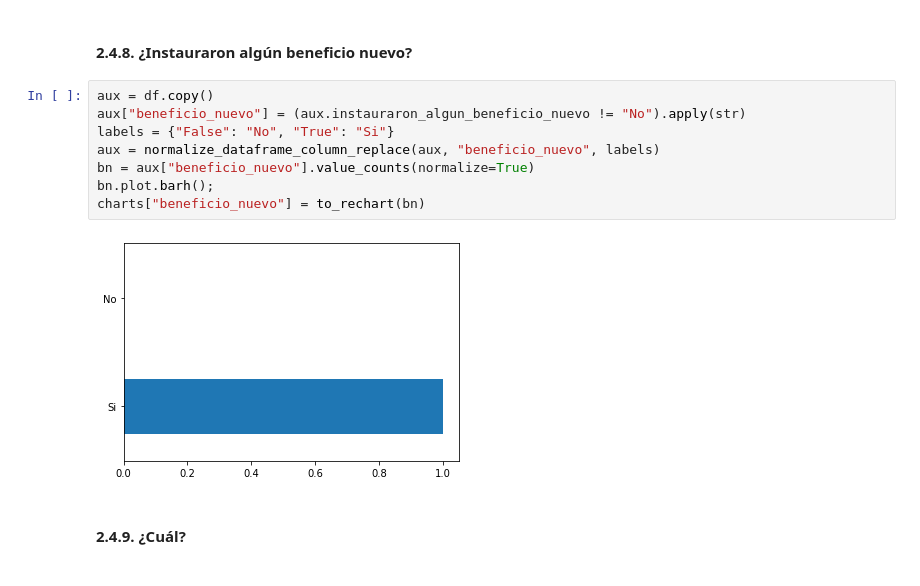
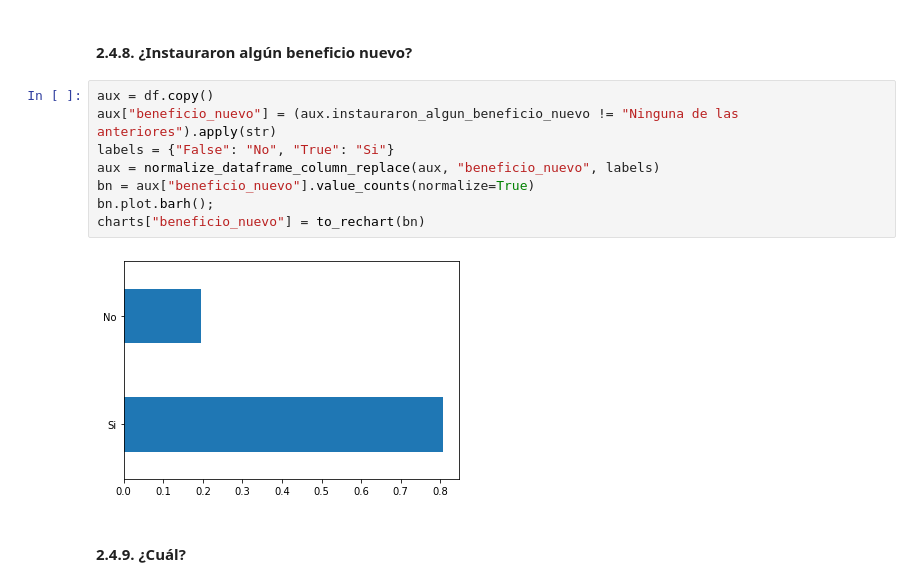
Before and after one commit to SebastianESaavedra/openqube-sueldos, a Jupyter notebook: pipeline/covid-analysis.ipynb, the cells around one changed output. Cells and saved outputs as stored; diff of their text form.

Commit message:
Fixed new benefits graph

```diff
--- a/pipeline/covid-analysis.ipynb
+++ b/pipeline/covid-analysis.ipynb
@@ -551,14 +551,14 @@ charts["afecto_empresa_como"] = to_rechart(afecto_empresa_f[:10])
 #### 2.4.8. ¿Instauraron algún beneficio nuevo?
 # %%
 aux = df.copy()
-aux["beneficio_nuevo"] = (aux.instauraron_algun_beneficio_nuevo != "No").apply(str)
+aux["beneficio_nuevo"] = (aux.instauraron_algun_beneficio_nuevo != "Ninguna de las anteriores").apply(str)
 labels = {"False": "No", "True": "Si"}
 aux = normalize_dataframe_column_replace(aux, "beneficio_nuevo", labels)
 bn = aux["beneficio_nuevo"].value_counts(normalize=True)
 bn.plot.barh();
 charts["beneficio_nuevo"] = to_rechart(bn)
 # %% [output]
-[figure, old version]
+[figure, new version]
 # %% [markdown]
 #### 2.4.9. ¿Cuál?
 # %%
```
Also changed, not shown: parts of 5 cells of this notebook.
